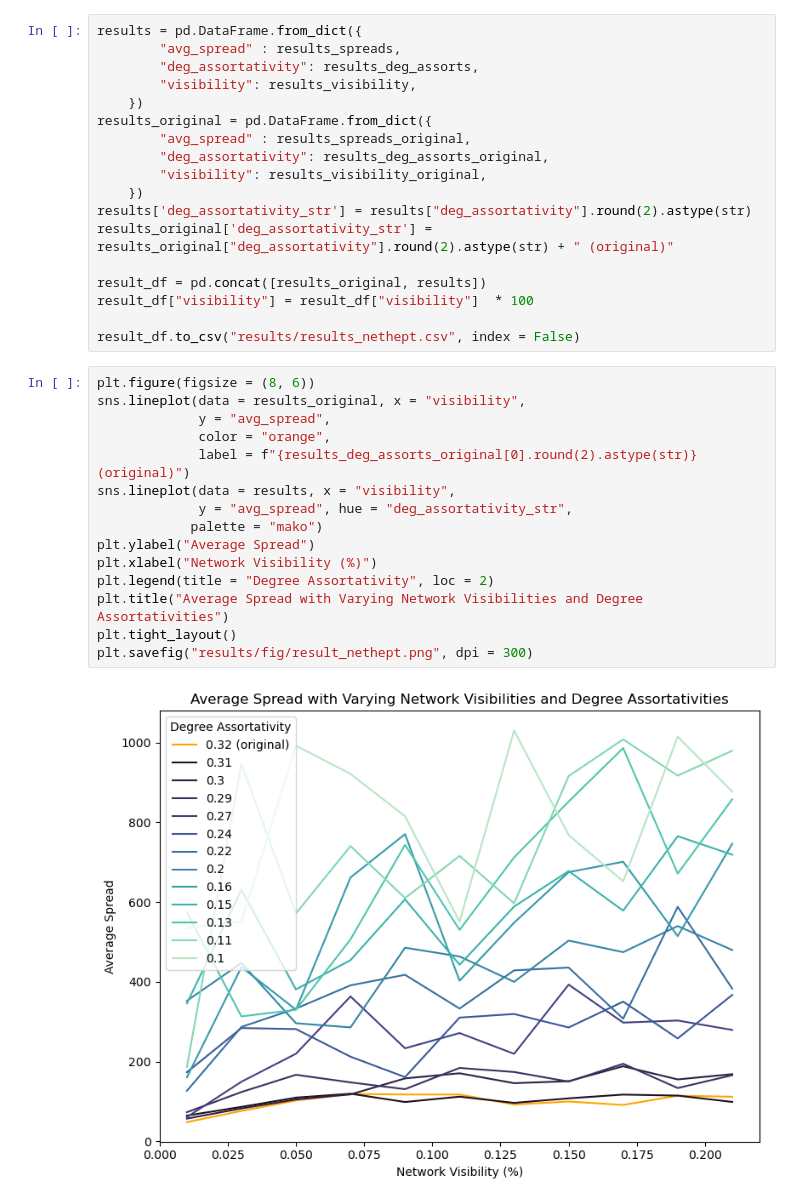
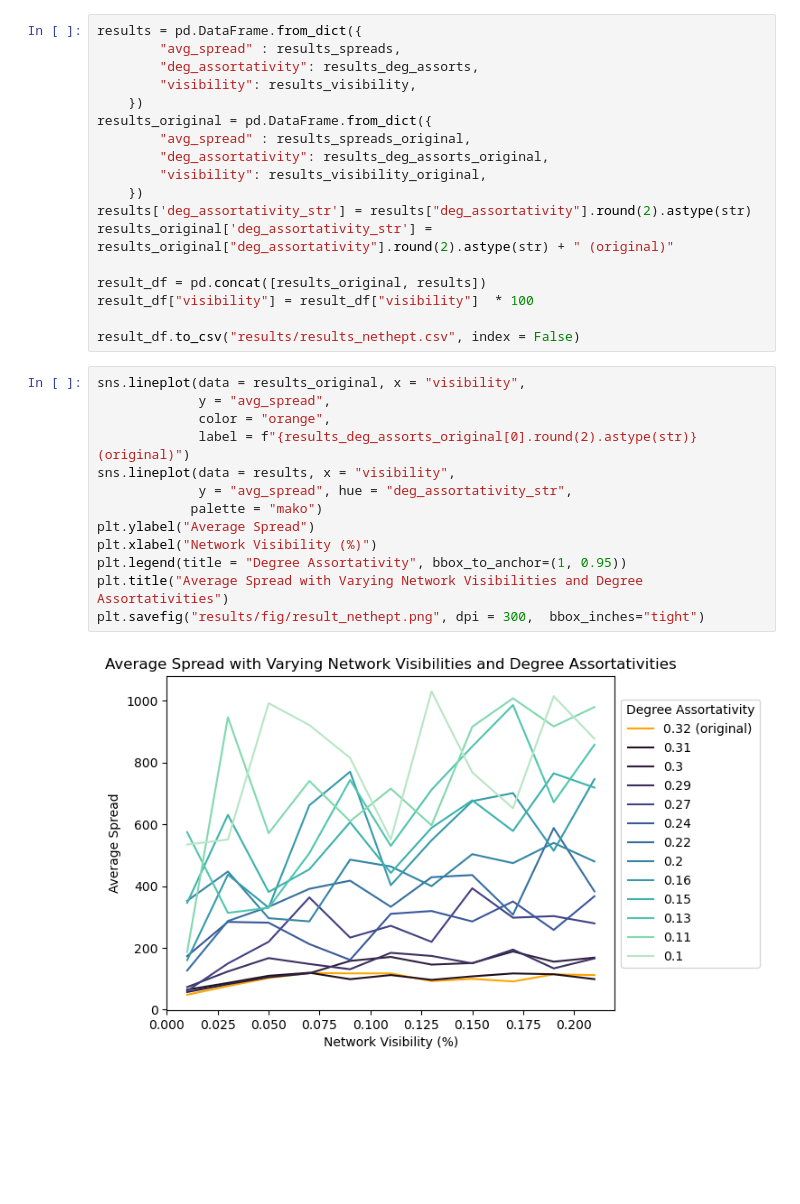
Before and after one commit to lylakirati/influence_maximization, a Jupyter notebook: assortativity_influence_nethept.ipynb, the cells around one changed output. Drawn from its saved outputs; the diff is of its cells as text; blank space fills up the shorter version.

Commit message:
added simulations on stanford networks; minor edited readme; fixed legend nethept plot

```diff
--- a/assortativity_influence_nethept.ipynb
+++ b/assortativity_influence_nethept.ipynb
@@ -164,20 +164,18 @@ result_df = pd.concat([results_original, results])
 result_df["visibility"] = result_df["visibility"]  * 100
 
 result_df.to_csv("results/results_nethept.csv", index = False)
-# %%
-plt.figure(figsize = (8, 6))
-sns.lineplot(data = results_original, x = "visibility",
-             y = "avg_spread",
-             color = "orange",
-             label = f"{results_deg_assorts_original[0].round(2).astype(str)} (original)")
-sns.lineplot(data = results, x = "visibility",
-             y = "avg_spread", hue = "deg_assortativity_str",
-            palette = "mako")
-plt.ylabel("Average Spread")
-plt.xlabel("Network Visibility (%)")
-plt.legend(title = "Degree Assortativity", loc = 2)
-plt.title("Average Spread with Varying Network Visibilities and Degree Assortativities")
-plt.tight_layout()
-plt.savefig("results/fig/result_nethept.png", dpi = 300)
-# %% [output]
-[figure, removed]
+# %%
+sns.lineplot(data = results_original, x = "visibility",
+             y = "avg_spread",
+             color = "orange",
+             label = f"{results_deg_assorts_original[0].round(2).astype(str)} (original)")
+sns.lineplot(data = results, x = "visibility",
+             y = "avg_spread", hue = "deg_assortativity_str",
+            palette = "mako")
+plt.ylabel("Average Spread")
+plt.xlabel("Network Visibility (%)")
+plt.legend(title = "Degree Assortativity", bbox_to_anchor=(1, 0.95))
+plt.title("Average Spread with Varying Network Visibilities and Degree Assortativities")
+plt.savefig("results/fig/result_nethept.png", dpi = 300,  bbox_inches="tight")
+# %% [output]
+[figure, added]
```
Also changed, not shown: 4 other files.
